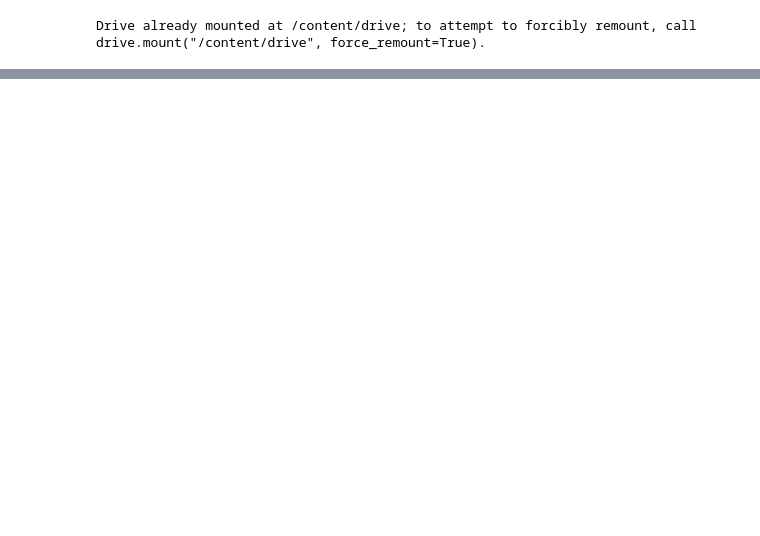
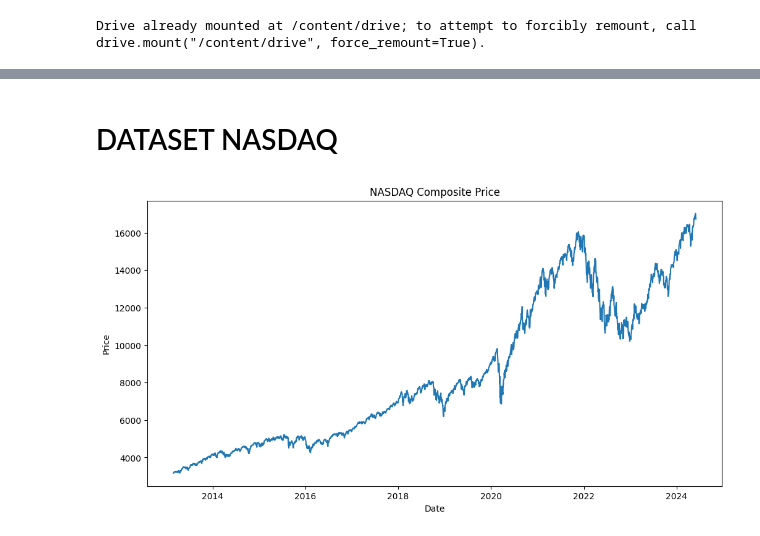
Before and after one commit to Annatruc/IS403_O22_HTCL_3, a Jupyter notebook: Models/Team3_LSTM.ipynb, the cells around one changed output, grey strips where cells are left out. Drawn from its saved outputs; the diff is of its cells as text; code cells hidden in the pictures; blank space fills up the shorter version.

```diff
--- a/Models/Team3_LSTM.ipynb
+++ b/Models/Team3_LSTM.ipynb
@@ -41,0 +54,12 @@ usd_df = preprocess_us_data(usd_data_path)
+# %% [markdown]
+# DATASET NASDAQ
+# %%
+# Visualize the data
+plt.figure(figsize=(12, 6))
+plt.plot(nasdaq_df['Date'], nasdaq_df['Price'])
+plt.title('NASDAQ Composite Price')
+plt.xlabel('Date')
+plt.ylabel('Price')
+plt.show()
+# %% [output]
+[figure, added]
```
Also changed, not shown: parts of 27 cells of this notebook, 1 other file.
